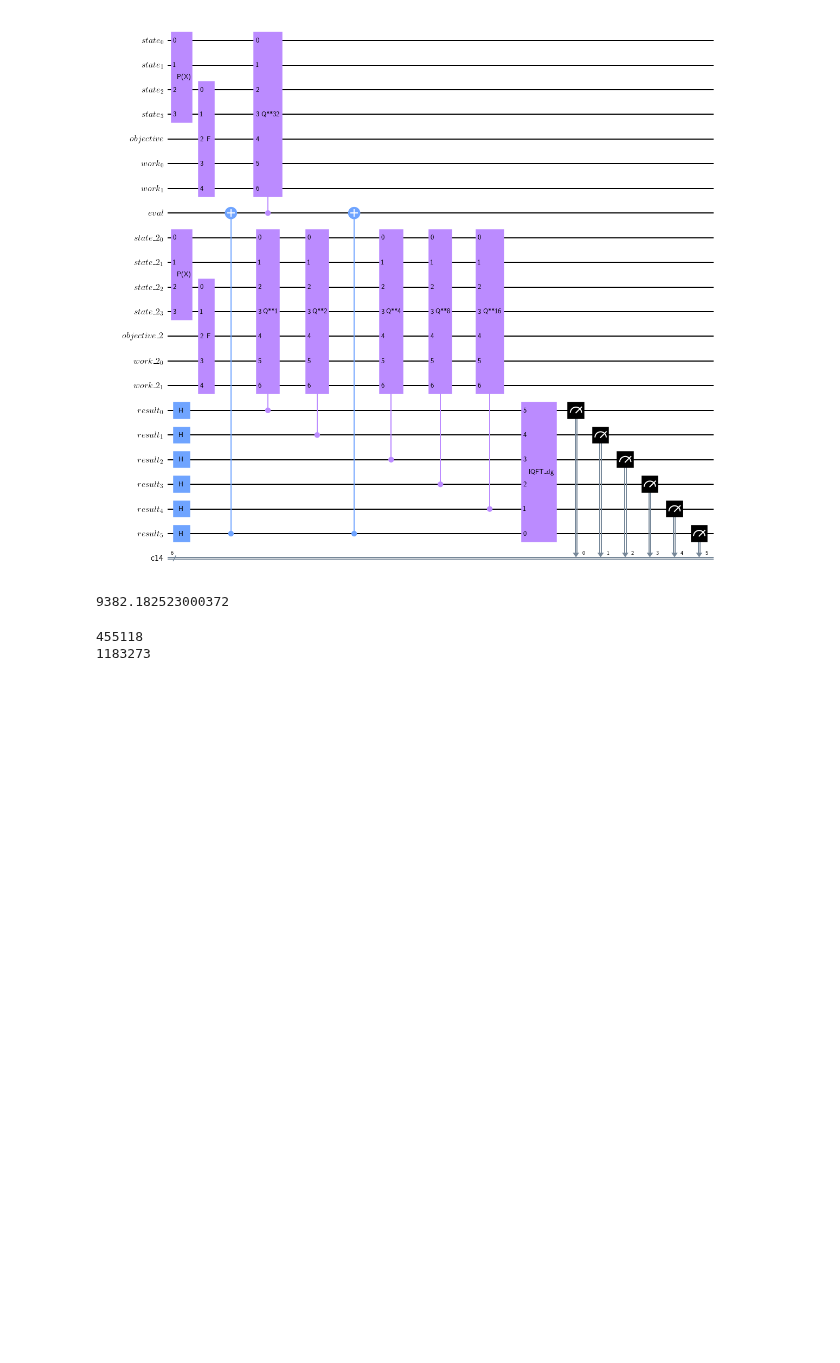
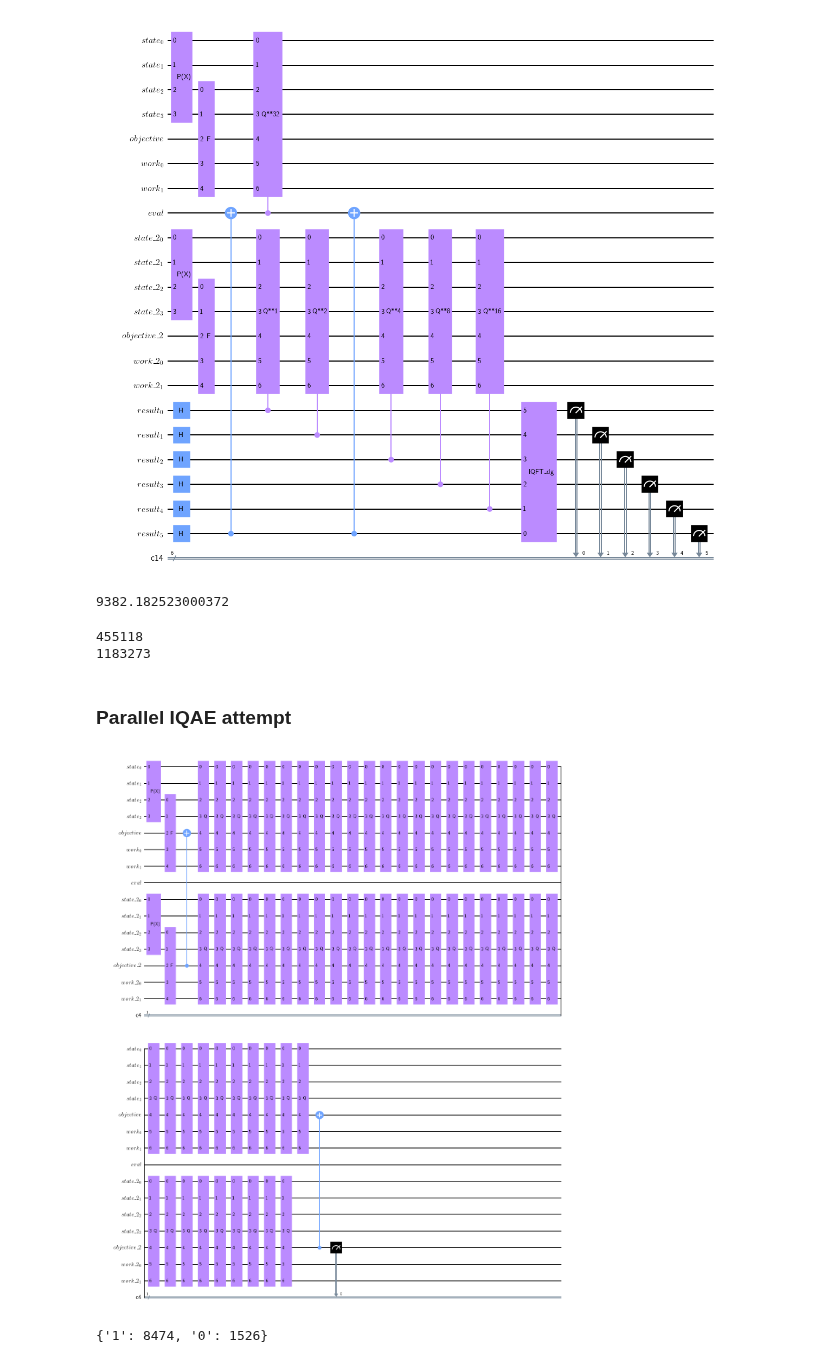
Before and after one commit to Eagle-quantum/QVaR, a Jupyter notebook: parallel_CRA_attempt.ipynb, the cells around one changed output. Cells and saved outputs as stored; diff of their text form; code cells hidden in the pictures; blank space fills up the shorter version.

Commit message:
results of execution

```diff
--- a/parallel_CRA_attempt.ipynb
+++ b/parallel_CRA_attempt.ipynb
@@ -501,3 +530,68 @@ if depth == 'e_loss':
 # %% [output]
 455118
 1183273
+# %% [markdown]
+### Parallel IQAE attempt
+# %%
+def get_parallelized_iqae_circuit():
+
+    # define the registers for convenience and readability
+    qr_state = QuantumRegister(u.num_qubits, 'state')
+    qr_obj = QuantumRegister(1, 'objective')
+    ar = QuantumRegister(objective.num_ancillas, "work")  # additional qubits
+
+    qr_state2 = QuantumRegister(u.num_qubits, 'state_2')
+    qr_obj2 = QuantumRegister(1, 'objective_2')
+    ar2 = QuantumRegister(objective.num_ancillas, "work_2")  # additional qubits
+
+    qr_eval = QuantumRegister(1, 'eval')
+
+    # define the circuit
+    state_preparation = QuantumCircuit(qr_state, qr_obj, ar, qr_eval, qr_state2, qr_obj2, ar2, name='A')
+
+    # load the random variable
+    state_preparation.append(u.to_gate(), qr_state)
+    state_preparation.append(u.to_gate(), qr_state2)
+
+    # state_preparation.cx(qr_result[0], qr_eval[0])
+
+
+
+    # linear objective function (does aggregation and comparison)
+    state_preparation.append(objective_e_loss.to_gate(), qr_state[-K:] + qr_obj[:] + ar[:])
+    state_preparation.append(objective_e_loss.to_gate(), qr_state2[-K:] + qr_obj2[:] + ar2[:])
+    state_preparation.cx(qr_obj2[-1], qr_obj[-1])
+    # state_preparation.append(problem.grover_operator.to_gate(), qr_state[:] + qr_obj[:] + ar[:])
+
+    state_preparation.compose(grover_op2.power(2**(5)), qubits=qr_state[:] + qr_obj[:] + ar[:], inplace=True)
+
+    state_preparation.compose(grover_op2.power(2**0), qubits=qr_state2[:] + qr_obj2[:] + ar2[:], inplace=True)
+
+    state_preparation.compose(grover_op2.power(2**1), qubits=qr_state2[:] + qr_obj2[:] + ar2[:], inplace=True)
+
+    state_preparation.compose(grover_op2.power(2**2), qubits=qr_state2[:] + qr_obj2[:] + ar2[:], inplace=True)
+
+    state_preparation.compose(grover_op2.power(2**3), qubits=qr_state2[:] + qr_obj2[:] + ar2[:], inplace=True)
+
+    state_preparation.compose(grover_op2.power(2**4), qubits=qr_state2[:] + qr_obj2[:] + ar2[:], inplace=True)
+
+    state_preparation.cx(qr_obj2[-1], qr_obj[-1])
+
+    # state_preparation.append(qpe.to_gate(), qr_eval[:] + qr_state2[:] + qr_obj2[:] + ar2[:])
+    # state_preparation.cx(qr_result[0], qr_result[0])
+    cr = ClassicalRegister(1)
+    state_preparation.add_register(cr)
+    state_preparation.measure(qr_obj2[:], [0])
+
+    return state_preparation, objective_e_loss
+
+
+state_preparation3, objective = get_parallelized_iqae_circuit()
+state_preparation3.draw("mpl")
+# %% [output]
+[figure, added]
+# %%
+counts = qi_ideal.execute(state_preparation3).get_counts()
+counts
+# %% [output]
+{'1': 8474, '0': 1526}
```
Also changed, not shown: parts of 10 cells of this notebook.
